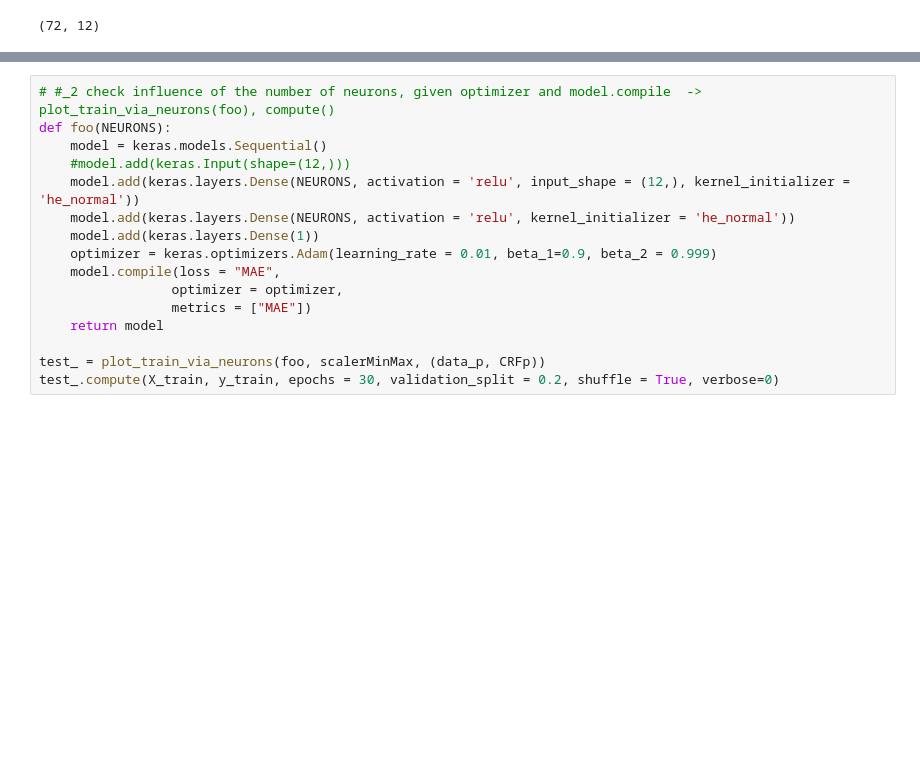
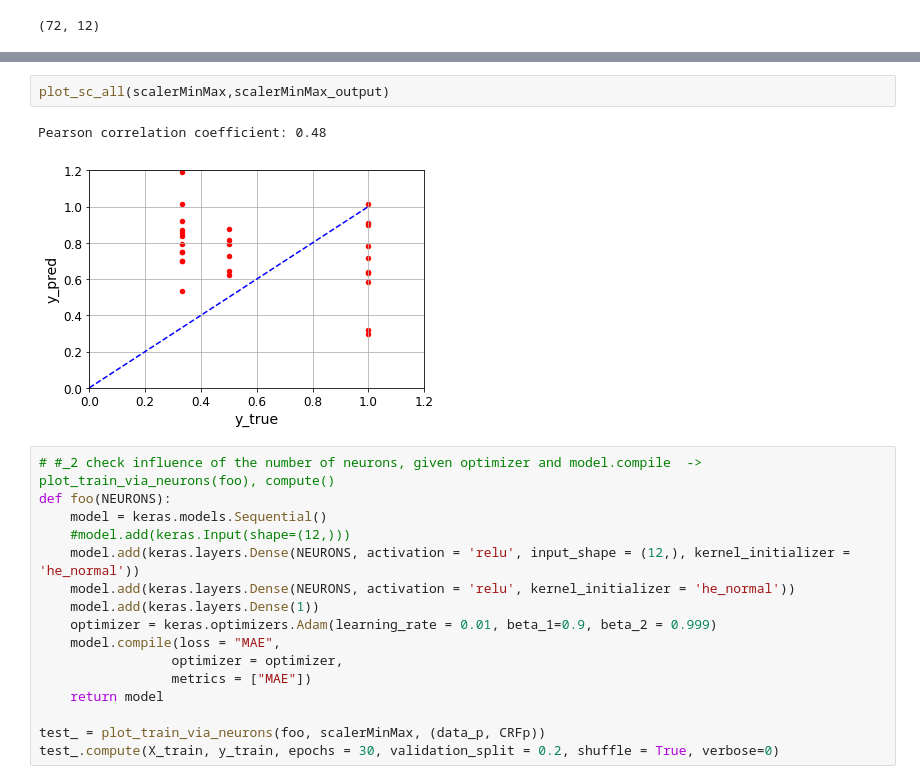
Before and after one commit to d-jus/tf_pipeline, a Jupyter notebook: SSN CRF - p & CRF - m.ipynb, the cells around one changed output, grey strips where cells are left out. Cells and saved outputs as stored; diff of their text form; blank space fills up the shorter version.

```diff
--- a/SSN CRF - p & CRF - m.ipynb
+++ b/SSN CRF - p & CRF - m.ipynb
@@ -511,3 +541,8 @@ _________________________________________________________________
+# %%
+plot_sc_all(scalerMinMax,scalerMinMax_output)
+# %% [output]
+Pearson correlation coefficient: 0.48
+[figure, added]
 # %%
 # #_2 check influence of the number of neurons, given optimizer and model.compile  -> plot_train_via_neurons(foo), compute()
 def foo(NEURONS):
```
Also changed, not shown: parts of 17 cells of this notebook.
